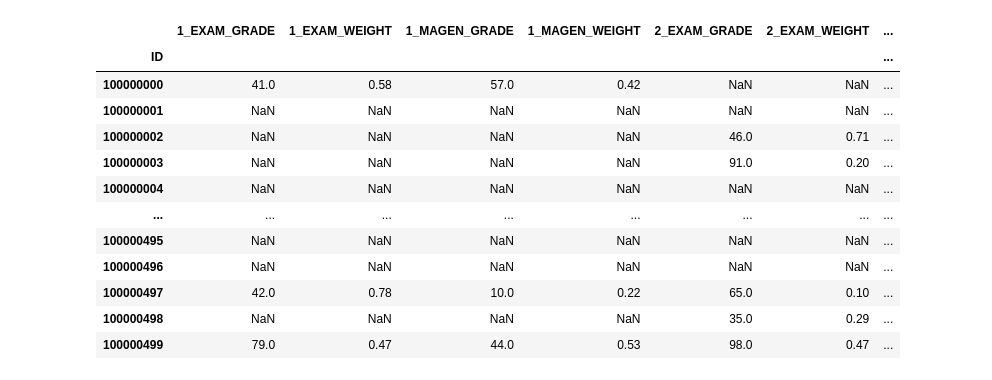
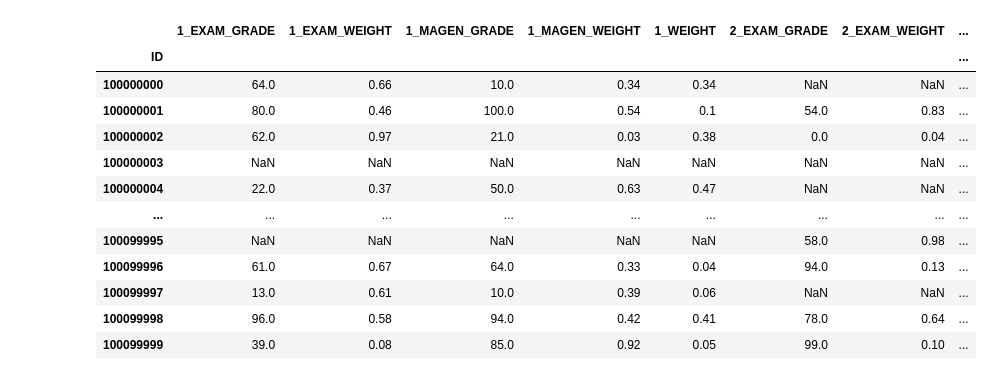
Before and after one commit to YaliToledano/atuda-baguyot, a Jupyter notebook: generate_exams_pivots_2.ipynb, the cells around one changed output. Saved outputs shown, nothing was run; the diff lists cells and outputs as text; code cells hidden in the pictures.

Commit message:
adding better data generation, pivot, and target creation

```diff
--- a/generate_exams_pivots_2.ipynb
+++ b/generate_exams_pivots_2.ipynb
@@ -111,7 +99,7 @@ def map_exam_weights(df, route_col, weights_col, sub_weights_col, exams_col, exa
 random.seed(1)
 np.random.seed(1)
 data_small_range = []
-for _ in range(500):
+for _ in range(100000):
     route = n_size_random_subset(range(1,5),2)  # subsets from range(4)
     exams = n_size_random_subset(route, 1)  # subsets from ROUTE
     data_small_range.append((route, exams))
@@ -120,21 +108,17 @@ df = pd.DataFrame(data_small_range, columns=['ROUTE', 'EXAMS'])
 df['ID'] = np.random.permutation(np.arange(100_000_000, 100000000 + len(df)))
 df['SUBJECT_ID'] = np.random.choice([16, 35], size=len(df))
 df['UNITS'] = np.random.choice([4, 5], size=len(df))
+df['MAPPING'] = df.groupby(['SUBJECT_ID', 'UNITS'])['ROUTE'].transform(lambda x: pd.factorize(x)[0])
 
 df['WEIGHTS'] = generate_unique_weights(df, subject_col='SUBJECT_ID', units_col='UNITS', route_col='ROUTE')
+df['PARTIAL_WEIGHTS'] = map_subset_keys(df, keys_col='ROUTE', values_col='WEIGHTS', subset_col='EXAMS')
 df['SUB_WEIGHTS'] = generate_unique_sub_weights(df, subject_col='SUBJECT_ID', units_col='UNITS', route_col='ROUTE')
-
+df['PARTIAL_SUB_WEIGHTS'] = map_subset_keys(df, keys_col='ROUTE', values_col='SUB_WEIGHTS', subset_col='EXAMS')
 df['GRADES'] = [
     tuple((np.random.randint(0, 101), np.random.randint(0, 101)) for _ in range(len(t)))
-    for t in df['EXAMS']
+    for t in df['ROUTE']
 ]
-df['SUBJECT_ID'] = np.random.choice([16, 35], size=len(df))
-df['UNITS'] = np.random.choice([4, 5], size=len(df))
-df['MAPPING'] = df.groupby(['SUBJECT_ID', 'UNITS'])['ROUTE'].transform(lambda x: pd.factorize(x)[0])
-# df['MAPPING'] = pd.factorize(pd.MultiIndex.from_frame(df[['SUBJECT_ID', 'UNITS', 'ROUTE']]))[0]
-# df['MAPPING'] = pd.factorize(df[['SUBJECT_ID','UNITS','ROUTE']])[0]
-df = df[['ID','SUBJECT_ID','UNITS','ROUTE','MAPPING','WEIGHTS','SUB_WEIGHTS','EXAMS','GRADES']]
-
-df = map_exam_weights(df, route_col='ROUTE', weights_col='WEIGHTS', sub_weights_col='SUB_WEIGHTS', exams_col='EXAMS')
+df['PARTIAL_GRADES'] = map_subset_keys(df, keys_col='ROUTE', values_col='GRADES', subset_col='EXAMS')
+df = df[['ID','SUBJECT_ID','UNITS','ROUTE','MAPPING','WEIGHTS','SUB_WEIGHTS','GRADES','EXAMS','PARTIAL_WEIGHTS','PARTIAL_SUB_WEIGHTS','PARTIAL_GRADES']]
 df
 # %% [output]
@@ -154,44 +138,50 @@ df
 # %%
 import pandas as pd
 import numpy as np
 
-def pivot_data_routes(df: pd.DataFrame) -> pd.DataFrame:
-    exploded = df.explode(['EXAMS', 'GRADES','SUB_WEIGHTS']).reset_index()
+def pivot_data_routes_with_routes(df: pd.DataFrame) -> pd.DataFrame:
+    exploded = df.explode(['ROUTE', 'GRADES', 'WEIGHTS','SUB_WEIGHTS']).reset_index()
     grades = pd.DataFrame(exploded['GRADES'].tolist(), columns=['EXAM_GRADE', 'MAGEN_GRADE'])
-    weights = pd.DataFrame(exploded['SUB_WEIGHTS'].tolist(), columns=['EXAM_WEIGHT', 'MAGEN_WEIGHT'])
+    sub_weights = pd.DataFrame(exploded['SUB_WEIGHTS'].tolist(), columns=['EXAM_WEIGHT', 'MAGEN_WEIGHT'])
+    weights = exploded['WEIGHTS']
 
-    exploded = pd.concat([exploded, grades, weights], axis=1)
+    # weights already there, hence not in concat
+    exploded = pd.concat([exploded, grades, sub_weights], axis=1)
 
-    pivot_grade1 = exploded.pivot(index='ID', columns='EXAMS', values='EXAM_GRADE')
-    pivot_grade1.columns = [f"{col}_EXAM_GRADE" for col in pivot_grade1.columns]
+    pivot_exam_grade = exploded.pivot(index='ID', columns='ROUTE', values='EXAM_GRADE')
+    pivot_exam_grade.columns = [f"{col}_EXAM_GRADE" for col in pivot_exam_grade.columns]
 
-    pivot_grade2 = exploded.pivot(index='ID', columns='EXAMS', values='MAGEN_GRADE')
-    pivot_grade2.columns = [f"{col}_MAGEN_GRADE" for col in pivot_grade2.columns]
+    pivot_magen_grade = exploded.pivot(index='ID', columns='ROUTE', values='MAGEN_GRADE')
+    pivot_magen_grade.columns = [f"{col}_MAGEN_GRADE" for col in pivot_magen_grade.columns]
 
-    pivot_grade3 = exploded.pivot(index='ID', columns='EXAMS', values='EXAM_WEIGHT')
-    pivot_grade3.columns = [f"{col}_EXAM_WEIGHT" for col in pivot_grade3.columns]
+    pivot_exam_weight = exploded.pivot(index='ID', columns='ROUTE', values='EXAM_WEIGHT')
+    pivot_exam_weight.columns = [f"{col}_EXAM_WEIGHT" for col in pivot_exam_weight.columns]
 
-    pivot_grade4 = exploded.pivot(index='ID', columns='EXAMS', values='MAGEN_WEIGHT')
-    pivot_grade4.columns = [f"{col}_MAGEN_WEIGHT" for col in pivot_grade4.columns]
+    pivot_magen_weight = exploded.pivot(index='ID', columns='ROUTE', values='MAGEN_WEIGHT')
+    pivot_magen_weight.columns = [f"{col}_MAGEN_WEIGHT" for col in pivot_magen_weight.columns]
 
-    return pd.concat([pivot_grade1, pivot_grade2, pivot_grade3, pivot_grade4], axis=1).sort_index(axis=1)
+    pivot_weights = exploded.pivot(index='ID', columns='ROUTE', values='WEIGHTS')
+    pivot_weights.columns = [f"{col}_WEIGHT" for col in pivot_weights.columns]
+
+    pivot =  pd.concat([pivot_exam_grade, pivot_magen_grade, pivot_exam_weight, pivot_magen_weight, pivot_weights], axis=1).sort_index(axis=1)
+    return pivot
 
 # Example usage:
 np.random.seed(42)
 
-pivot_df = pivot_data_routes(df)
-display(pivot_df)
+complete_pivot_df = pivot_data_routes_with_routes(df)
+display(complete_pivot_df)
 # %% [output]
-|  | 1_EXAM_GRADE | 1_EXAM_WEIGHT | 1_MAGEN_GRADE | 1_MAGEN_WEIGHT | 2_EXAM_GRADE | 2_EXAM_WEIGHT | ... |
-| ID |  |  |  |  |  |  | ... |
-| 100000000 | 41.0 | 0.58 | 57.0 | 0.42 | NaN | NaN | ... |
-| 100000001 | NaN | NaN | NaN | NaN | NaN | NaN | ... |
-| 100000002 | NaN | NaN | NaN | NaN | 46.0 | 0.71 | ... |
-| 100000003 | NaN | NaN | NaN | NaN | 91.0 | 0.20 | ... |
-| 100000004 | NaN | NaN | NaN | NaN | NaN | NaN | ... |
-| ... | ... | ... | ... | ... | ... | ... | ... |
-| 100000495 | NaN | NaN | NaN | NaN | NaN | NaN | ... |
-| 100000496 | NaN | NaN | NaN | NaN | NaN | NaN | ... |
-| 100000497 | 42.0 | 0.78 | 10.0 | 0.22 | 65.0 | 0.10 | ... |
-| 100000498 | NaN | NaN | NaN | NaN | 35.0 | 0.29 | ... |
-| 100000499 | 79.0 | 0.47 | 44.0 | 0.53 | 98.0 | 0.47 | ... |
+|  | 1_EXAM_GRADE | 1_EXAM_WEIGHT | 1_MAGEN_GRADE | 1_MAGEN_WEIGHT | 1_WEIGHT | 2_EXAM_GRADE | 2_EXAM_WEIGHT | ... |
+| ID |  |  |  |  |  |  |  | ... |
+| 100000000 | 64.0 | 0.66 | 10.0 | 0.34 | 0.34 | NaN | NaN | ... |
+| 100000001 | 80.0 | 0.46 | 100.0 | 0.54 | 0.1 | 54.0 | 0.83 | ... |
+| 100000002 | 62.0 | 0.97 | 21.0 | 0.03 | 0.38 | 0.0 | 0.04 | ... |
+| 100000003 | NaN | NaN | NaN | NaN | NaN | NaN | NaN | ... |
+| 100000004 | 22.0 | 0.37 | 50.0 | 0.63 | 0.47 | NaN | NaN | ... |
+| ... | ... | ... | ... | ... | ... | ... | ... | ... |
+| 100099995 | NaN | NaN | NaN | NaN | NaN | 58.0 | 0.98 | ... |
+| 100099996 | 61.0 | 0.67 | 64.0 | 0.33 | 0.04 | 94.0 | 0.13 | ... |
+| 100099997 | 13.0 | 0.61 | 10.0 | 0.39 | 0.06 | NaN | NaN | ... |
+| 100099998 | 96.0 | 0.58 | 94.0 | 0.42 | 0.41 | 78.0 | 0.64 | ... |
+| 100099999 | 39.0 | 0.08 | 85.0 | 0.92 | 0.05 | 99.0 | 0.10 | ... |
```
Also changed, not shown: parts of 9 cells of this notebook.
